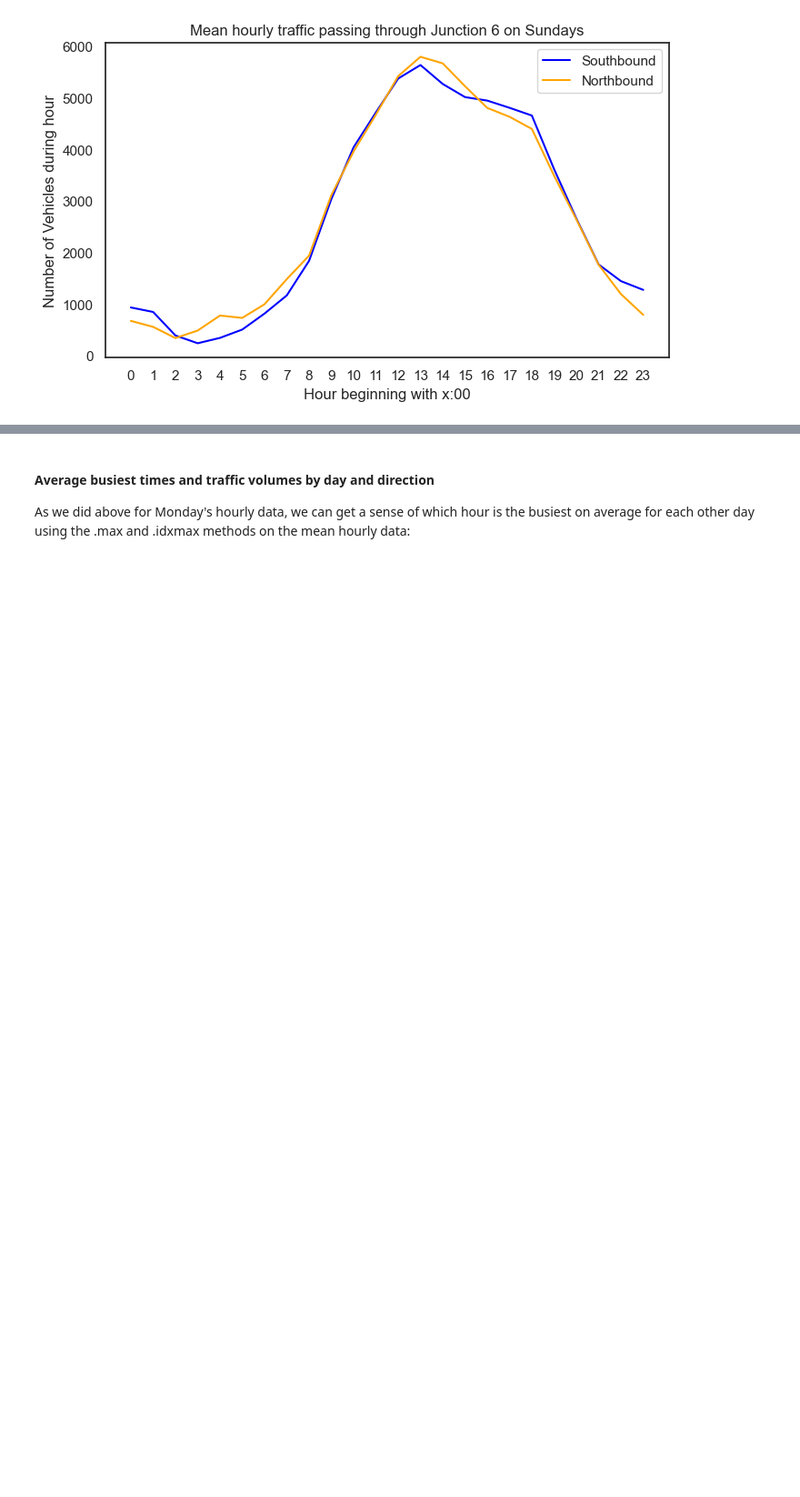
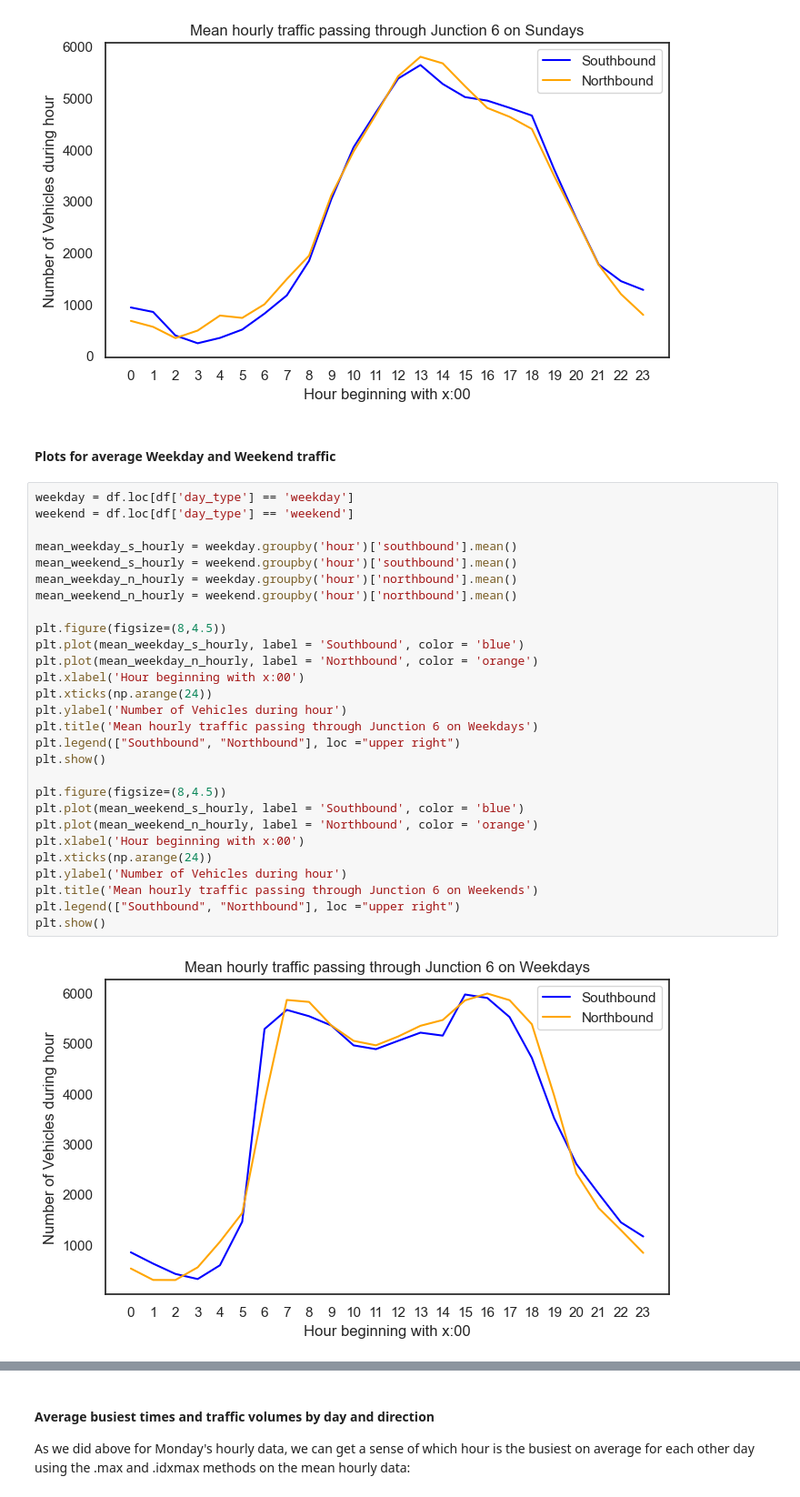
Before and after one commit to jmce22/pfda_project1, a Jupyter notebook: pfda_project1.ipynb, the cells around one changed output, grey strips where cells are left out. Shown at 91% size. Saved outputs shown, nothing was run; the diff lists cells and outputs as text; blank space fills up the shorter version.

```diff
--- a/pfda_project1.ipynb
+++ b/pfda_project1.ipynb
@@ -356,3 +356,35 @@ plt.show()
 # %% [output]
 [figure]
 [figure]
+# %% [markdown]
+#### Plots for average Weekday and Weekend traffic ###
+# %%
+weekday = df.loc[df['day_type'] == 'weekday']
+weekend = df.loc[df['day_type'] == 'weekend']
+
+mean_weekday_s_hourly = weekday.groupby('hour')['southbound'].mean()
+mean_weekend_s_hourly = weekend.groupby('hour')['southbound'].mean()
+mean_weekday_n_hourly = weekday.groupby('hour')['northbound'].mean()
+mean_weekend_n_hourly = weekend.groupby('hour')['northbound'].mean()
+
+plt.figure(figsize=(8,4.5))
+plt.plot(mean_weekday_s_hourly, label = 'Southbound', color = 'blue')
+plt.plot(mean_weekday_n_hourly, label = 'Northbound', color = 'orange')
+plt.xlabel('Hour beginning with x:00')
+plt.xticks(np.arange(24))
+plt.ylabel('Number of Vehicles during hour')
+plt.title('Mean hourly traffic passing through Junction 6 on Weekdays')
+plt.legend(["Southbound", "Northbound"], loc ="upper right")
+plt.show()
+
+plt.figure(figsize=(8,4.5))
+plt.plot(mean_weekend_s_hourly, label = 'Southbound', color = 'blue')
+plt.plot(mean_weekend_n_hourly, label = 'Northbound', color = 'orange')
+plt.xlabel('Hour beginning with x:00')
+plt.xticks(np.arange(24))
+plt.ylabel('Number of Vehicles during hour')
+plt.title('Mean hourly traffic passing through Junction 6 on Weekends')
+plt.legend(["Southbound", "Northbound"], loc ="upper right")
+plt.show()
+# %% [output]
+[figure, added]
```
Also changed, not shown: parts of 12 cells of this notebook.
